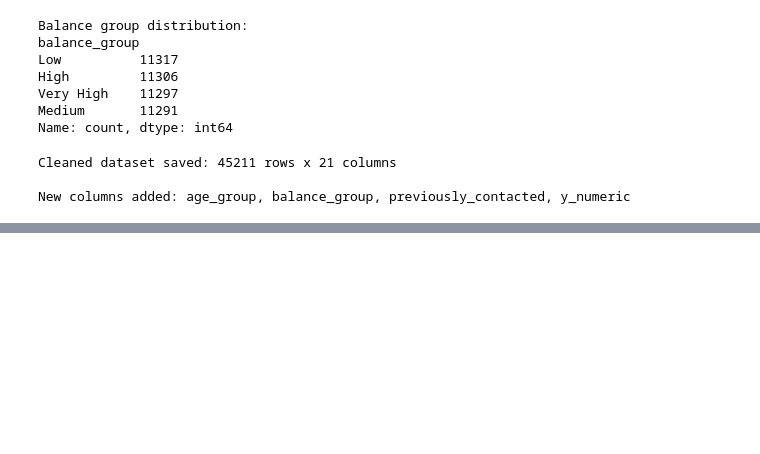
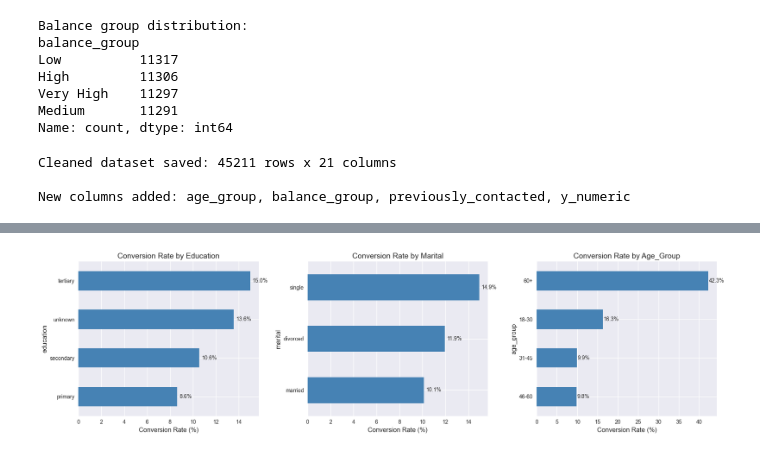
Before and after one commit to agrani1411/marketanalysis, a Jupyter notebook: Marketing_ROI_Analysis.ipynb, the cells around one changed output, grey strips where cells are left out. Cells and saved outputs as stored; diff of their text form; code cells hidden in the pictures; blank space fills up the shorter version.

```diff
--- a/Marketing_ROI_Analysis.ipynb
+++ b/Marketing_ROI_Analysis.ipynb
@@ -248,0 +315,16 @@ New columns added: age_group, balance_group, previously_contacted, y_numeric
+# %%
+# Conversion rate by education, marital status, and age group
+fig, axes = plt.subplots(1, 3, figsize=(18, 5))
+
+for i, col in enumerate(['education', 'marital', 'age_group']):
+    conv = df.groupby(col)['y_numeric'].mean().sort_values(ascending=True) * 100
+    conv.plot(kind='barh', ax=axes[i], color='steelblue')
+    axes[i].set_title(f'Conversion Rate by {col.title()}')
+    axes[i].set_xlabel('Conversion Rate (%)')
+    for j, v in enumerate(conv):
+        axes[i].text(v + 0.2, j, f'{v:.1f}%', va='center', fontsize=10)
+
+plt.tight_layout()
+plt.show()
+# %% [output]
+[figure, added]
```
Also changed, not shown: parts of 6 cells of this notebook, 3 other files.
